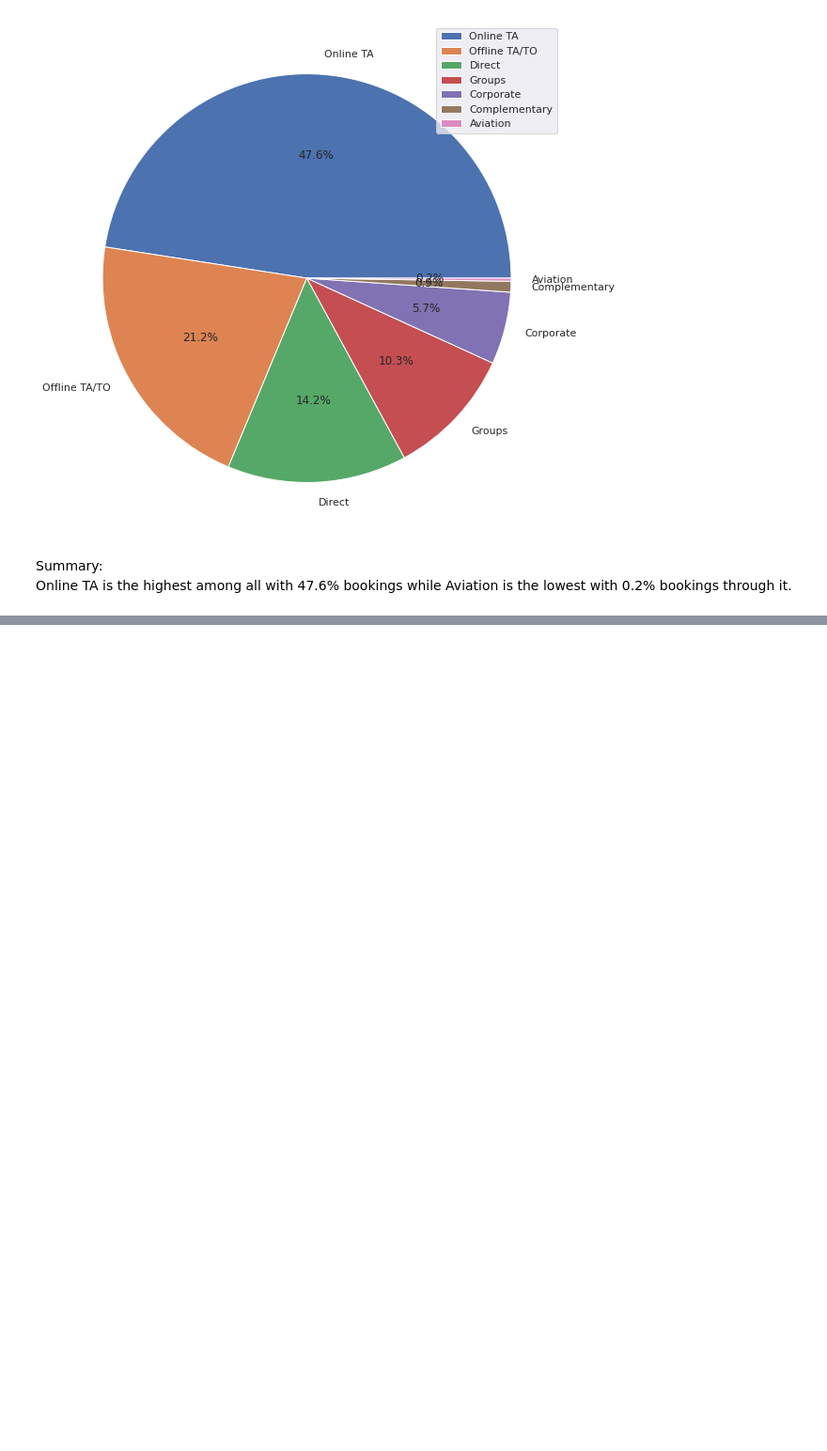
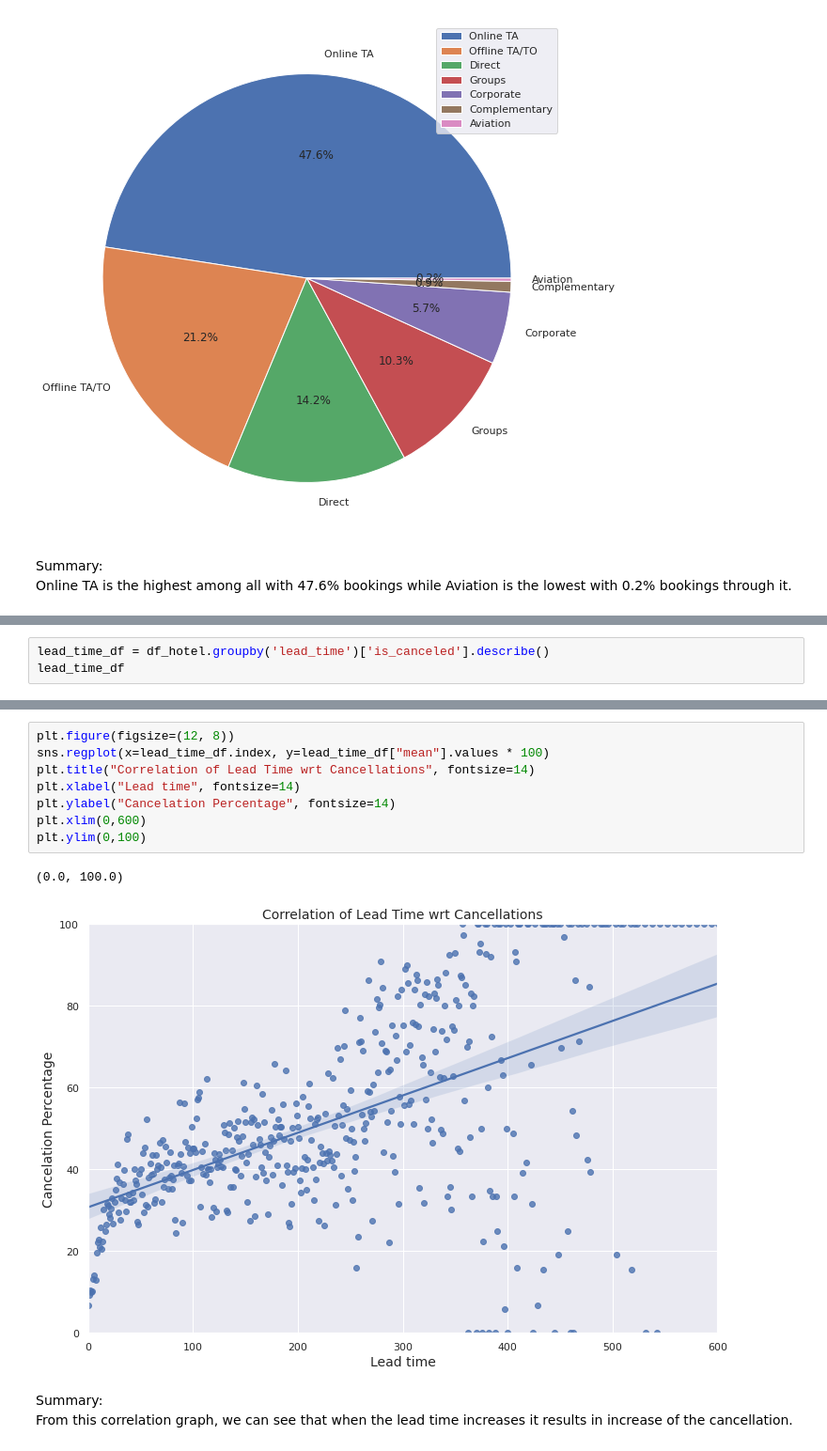
Before and after one commit to kanishquetyagi/Hotel_Booking_Analysis, a Jupyter notebook: Hotel_Booking_Analysis_Capstone_Project.ipynb, the cells around one changed output, grey strips where cells are left out. Shown at 94% size. Drawn from its saved outputs; the diff is of its cells as text; blank space fills up the shorter version.

```diff
--- a/Hotel_Booking_Analysis_Capstone_Project.ipynb
+++ b/Hotel_Booking_Analysis_Capstone_Project.ipynb
@@ -558,0 +645,3 @@ Online TA is the highest among all with 47.6% bookings while Aviation is the low
+# %%
+lead_time_df = df_hotel.groupby('lead_time')['is_canceled'].describe()
+lead_time_df
@@ -558,0 +663,14 @@ Online TA is the highest among all with 47.6% bookings while Aviation is the low
+# %%
+plt.figure(figsize=(12, 8))
+sns.regplot(x=lead_time_df.index, y=lead_time_df["mean"].values * 100)
+plt.title("Correlation of Lead Time wrt Cancellations", fontsize=14)
+plt.xlabel("Lead time", fontsize=14)
+plt.ylabel("Cancelation Percentage", fontsize=14)
+plt.xlim(0,600)
+plt.ylim(0,100)
+# %% [output]
+(0.0, 100.0)
+[figure, added]
+# %% [markdown]
+Summary:<br>
+From this correlation graph, we can see that when the lead time increases it results in increase of the cancellation.
```
Also changed, not shown: parts of 18 cells of this notebook.
